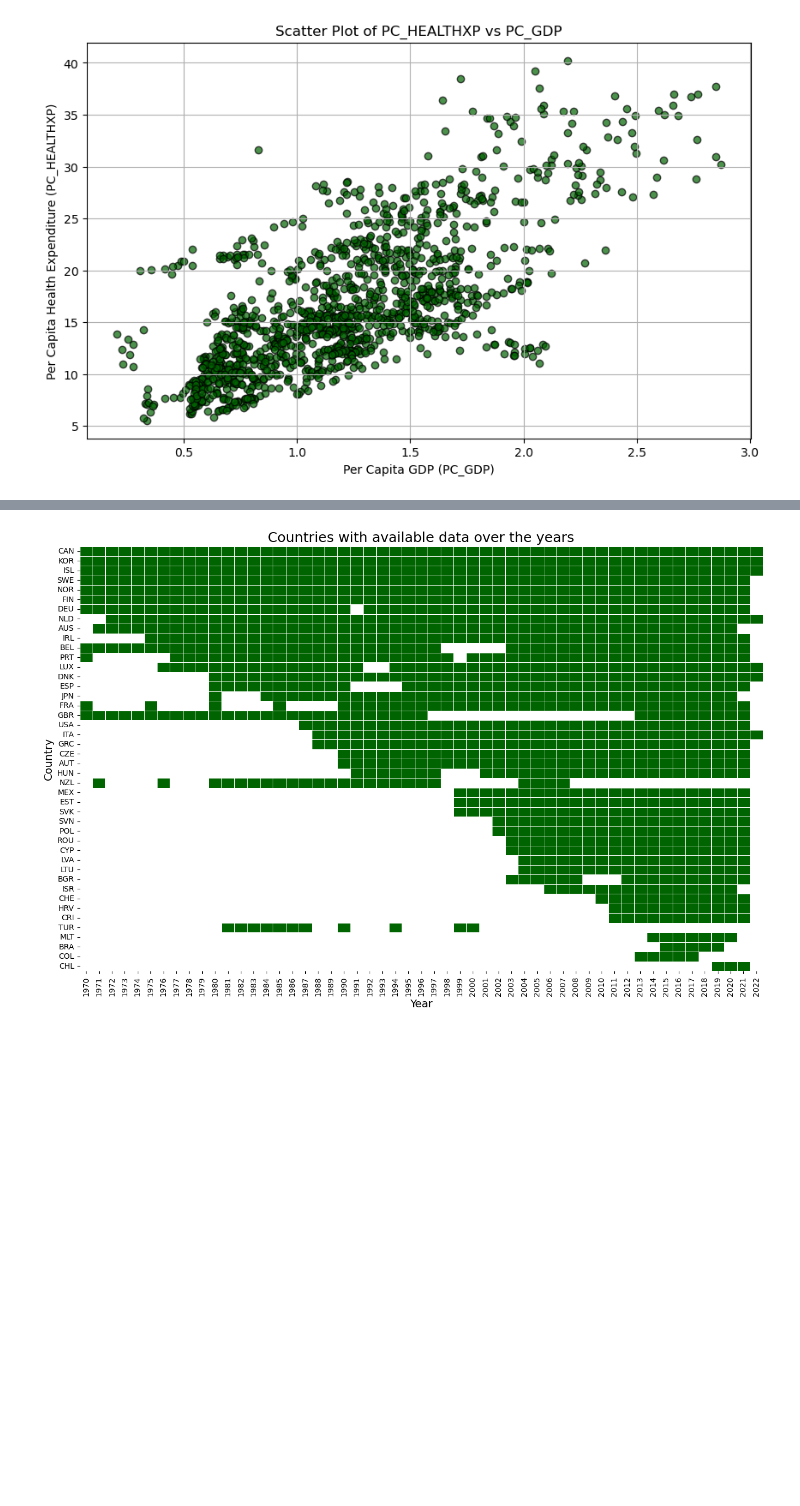
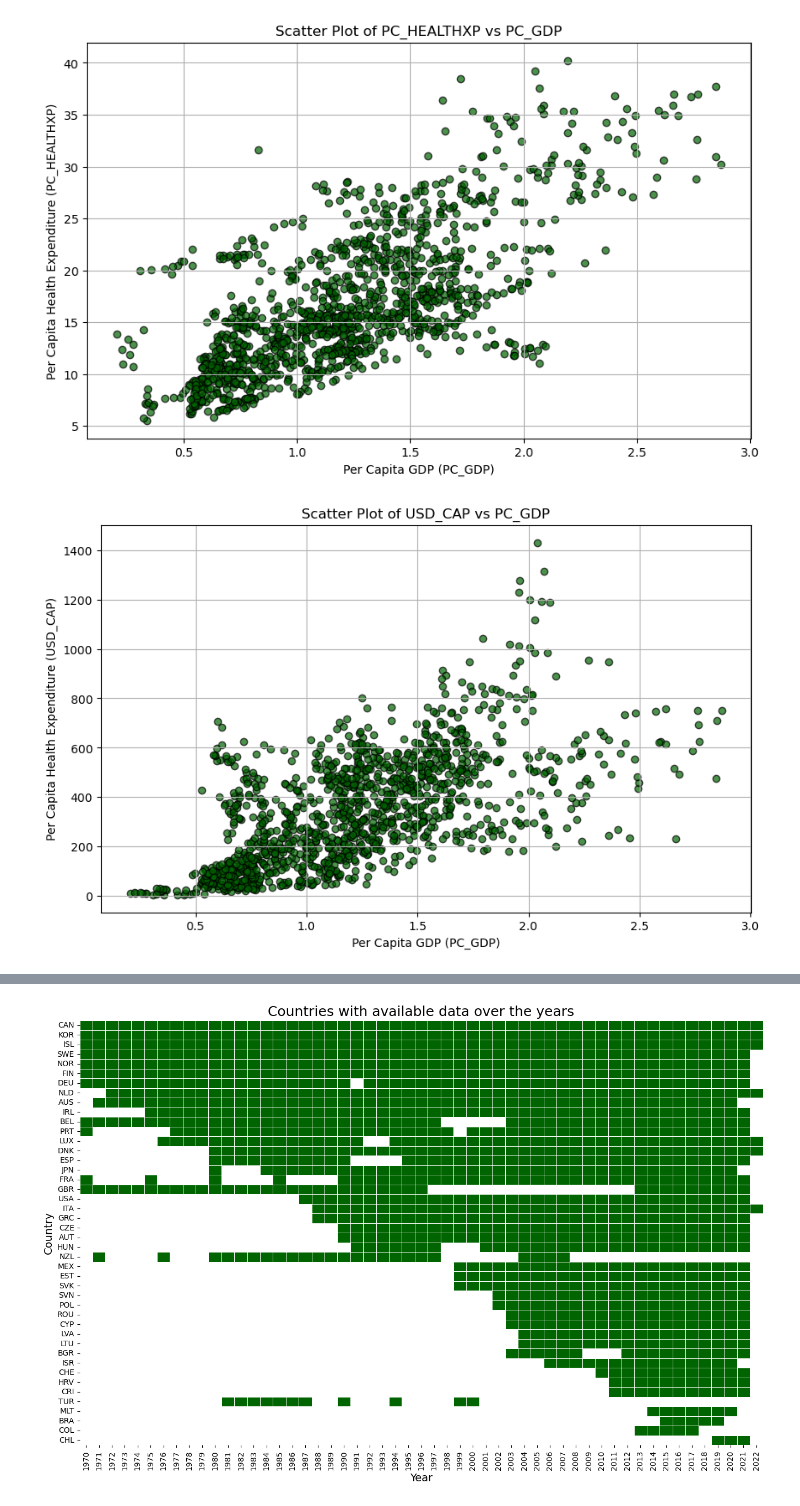
Before and after one commit to tqq199548/Team-2-Cohort-5, a Jupyter notebook: Data_cleaning.ipynb, the cells around one changed output, grey strips where cells are left out. Drawn from its saved outputs; the diff is of its cells as text; code cells hidden in the pictures; blank space fills up the shorter version.

Commit message:
Adding commentary on file and new chart

```diff
--- a/Data_cleaning.ipynb
+++ b/Data_cleaning.ipynb
@@ -70,3 +108,19 @@ plt.grid(True)
 plt.show()
 # %% [output]
 [figure]
+# %%
+# Create the scatter plot of USD_CAP and PC_GDP to see the relationship
+plt.figure(figsize=(10, 6))
+plt.scatter(df['PC_GDP'], df['USD_CAP'], color='darkgreen', alpha=0.7, edgecolors='black')
+
+# Labels and title
+plt.xlabel('Per Capita GDP (PC_GDP)')
+plt.ylabel('Per Capita Health Expenditure (USD_CAP)')
+plt.title('Scatter Plot of USD_CAP vs PC_GDP')
+plt.grid(True)
+
+# plt.savefig("scatterplot_2_all_locations_all_time.png", format="png", dpi=300, bbox_inches="tight")
+# Show the plot
+plt.show()
+# %% [output]
+[figure, added]
```
Also changed, not shown: parts of 8 cells of this notebook, 1 other file.
